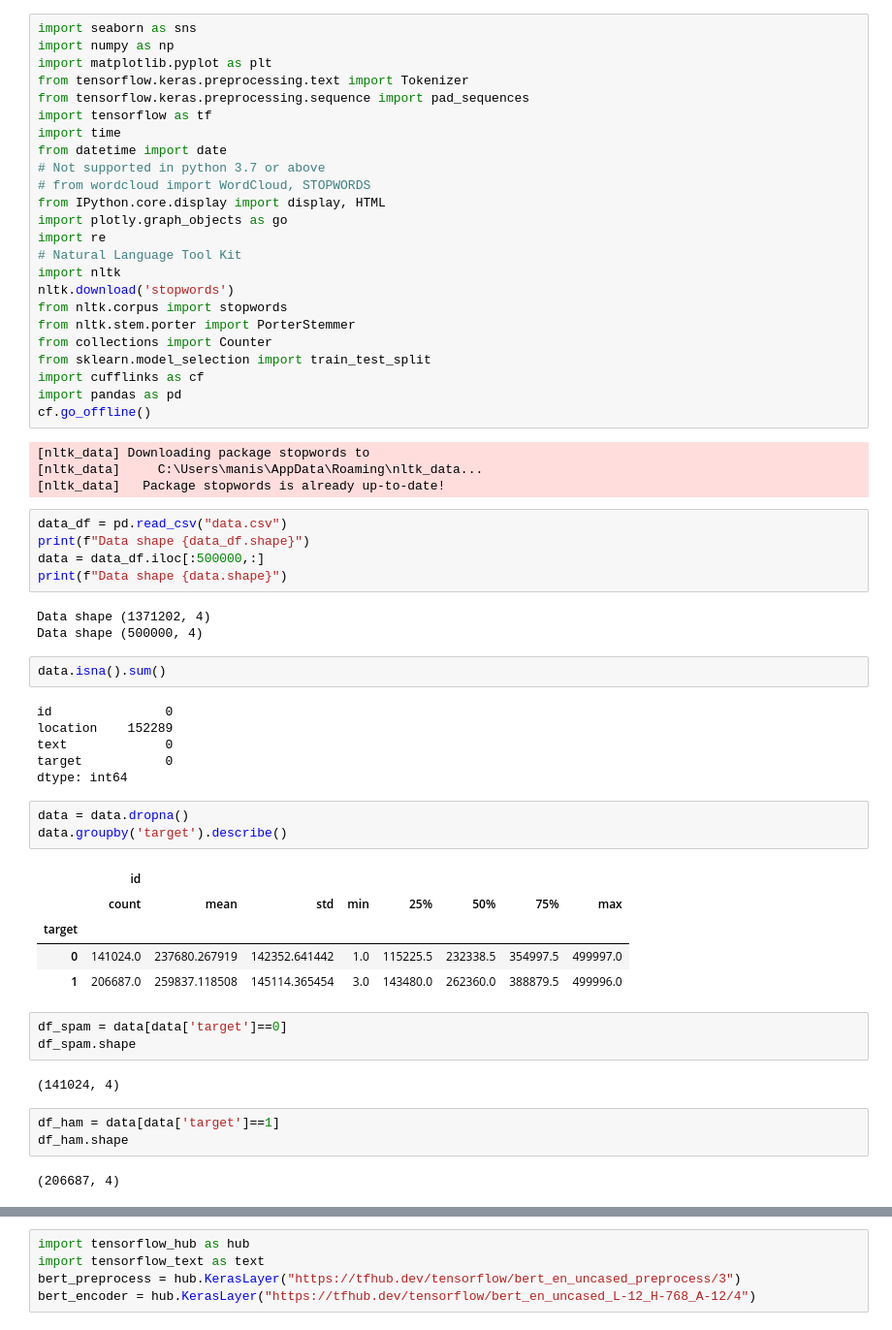
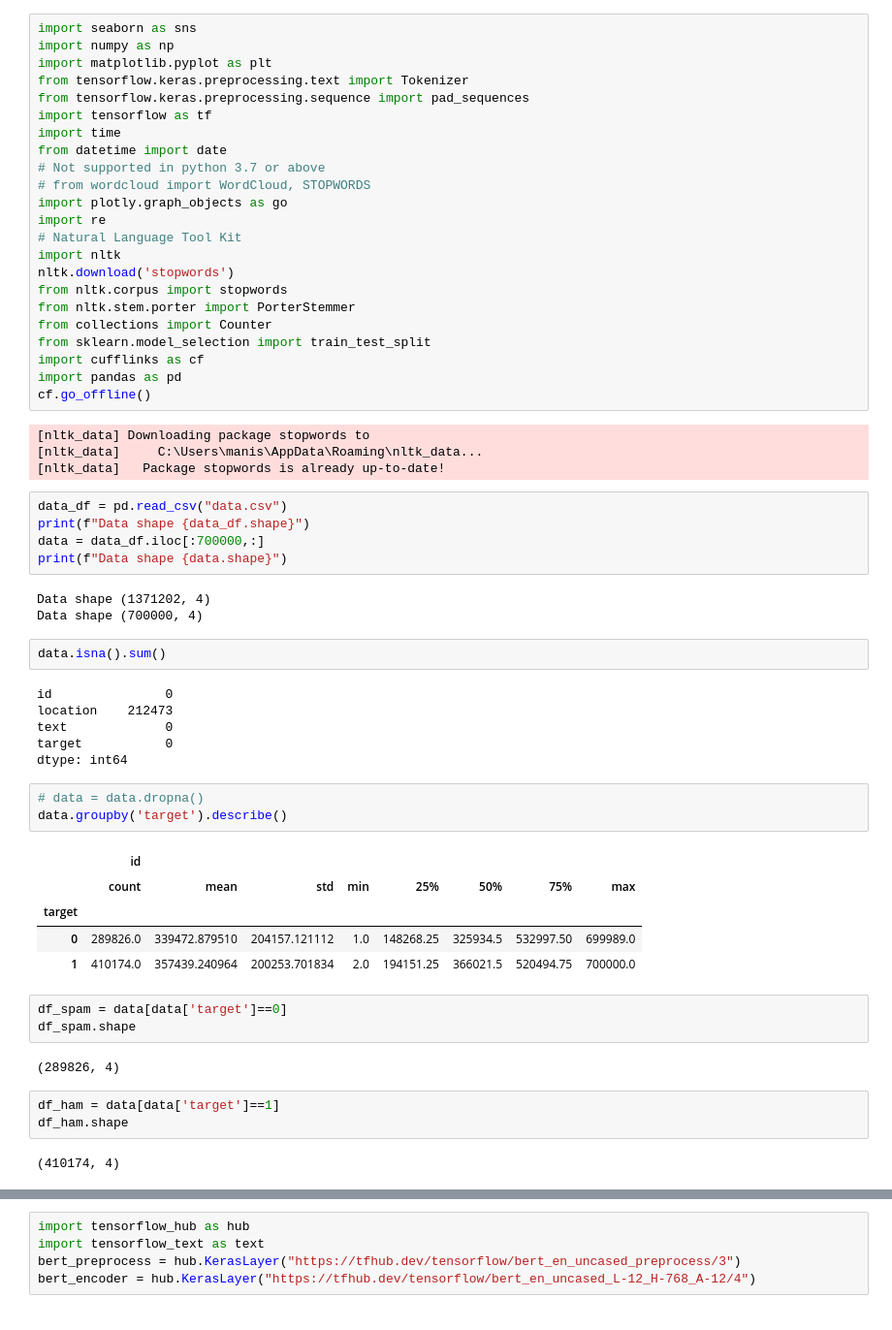
Before and after one commit to manishrajosti/Research-Text-classification, a Jupyter notebook: BiLSTM.ipynb, the cells around one changed output, grey strips where cells are left out. Shown at 97% size. Drawn from its saved outputs; the diff is of its cells as text.

```diff
--- a/BiLSTM.ipynb
+++ b/BiLSTM.ipynb
@@ -20,7 +39,6 @@ import time
 from datetime import date
 # Not supported in python 3.7 or above
 # from wordcloud import WordCloud, STOPWORDS
-from IPython.core.display import display, HTML
 import plotly.graph_objects as go
 import re
 # Natural Language Tool Kit
@@ -40,38 +58,38 @@ cf.go_offline()
 # %%
 data_df = pd.read_csv("data.csv")
 print(f"Data shape {data_df.shape}")
-data = data_df.iloc[:500000,:]
+data = data_df.iloc[:700000,:]
 print(f"Data shape {data.shape}")
 # %% [output]
 Data shape (1371202, 4)
-Data shape (500000, 4)
+Data shape (700000, 4)
 # %%
 data.isna().sum()
 # %% [output]
 id               0
-location    152289
+location    212473
 text             0
 target           0
 dtype: int64
 # %%
-data = data.dropna()
+# data = data.dropna()
 data.groupby('target').describe()
 # %% [output]
 |  | id |  |  |  |  |  |  |  |
 |  | count | mean | std | min | 25% | 50% | 75% | max |
 | target |  |  |  |  |  |  |  |  |
-| 0 | 141024.0 | 237680.267919 | 142352.641442 | 1.0 | 115225.5 | 232338.5 | 354997.5 | 499997.0 |
-| 1 | 206687.0 | 259837.118508 | 145114.365454 | 3.0 | 143480.0 | 262360.0 | 388879.5 | 499996.0 |
+| 0 | 289826.0 | 339472.879510 | 204157.121112 | 1.0 | 148268.25 | 325934.5 | 532997.50 | 699989.0 |
+| 1 | 410174.0 | 357439.240964 | 200253.701834 | 2.0 | 194151.25 | 366021.5 | 520494.75 | 700000.0 |
 # %%
 df_spam = data[data['target']==0]
 df_spam.shape
 # %% [output]
-(141024, 4)
+(289826, 4)
 # %%
 df_ham = data[data['target']==1]
 df_ham.shape
 # %% [output]
-(206687, 4)
+(410174, 4)
 # %%
 df_ham_downsampled = df_ham.sample(df_spam.shape[0])
 df_ham_downsampled.shape
```
Also changed, not shown: parts of 29 cells of this notebook.
